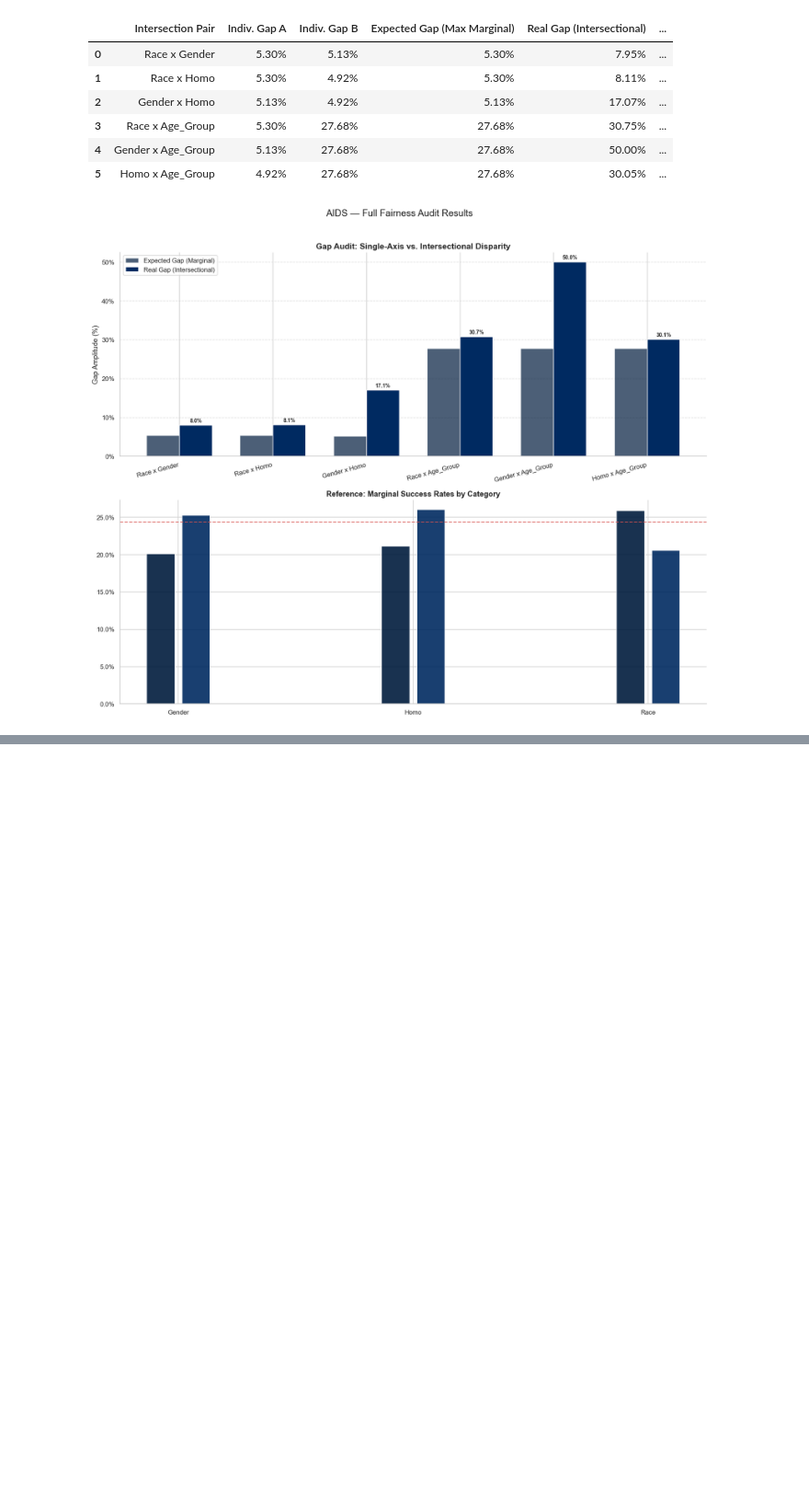
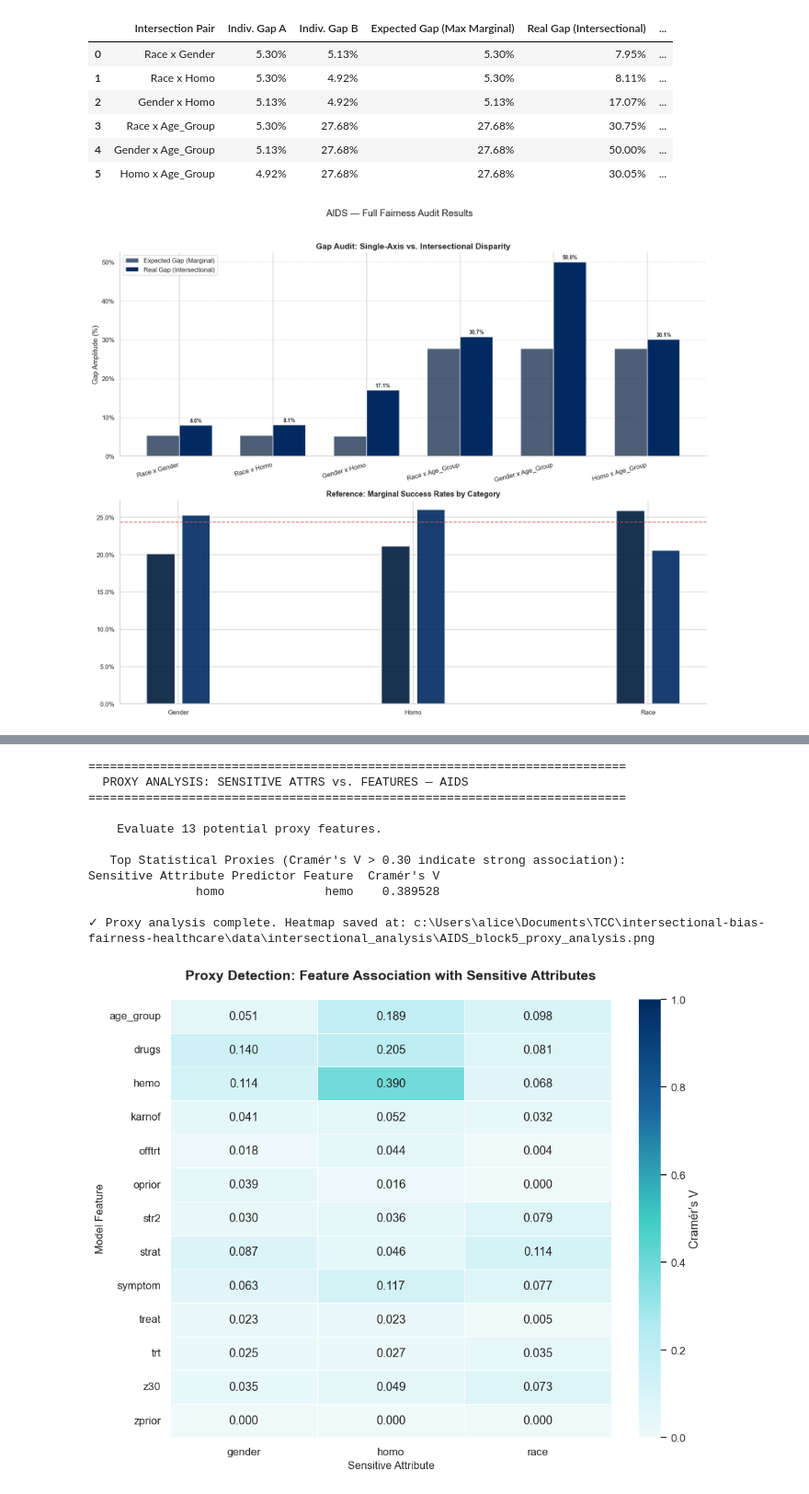
Before and after one commit to asvarella/intersectional-bias-fairness-healthcare, a Jupyter notebook: notebooks/aids_intersectional_analysis.ipynb, the cells around one changed output, grey strips where cells are left out. Shown at 92% size. Drawn from its saved outputs; the diff is of its cells as text; code cells hidden in the pictures; blank space fills up the shorter version.

Commit message:
feat: end of block 5

```diff
--- a/notebooks/aids_intersectional_analysis.ipynb
+++ b/notebooks/aids_intersectional_analysis.ipynb
@@ -656,0 +681,74 @@ Hidden Bias (Surplus): The 'invisible' portion of disparity. A value > 0 indicat
+# %%
+print(f"{'='*75}")
+print(f"  PROXY ANALYSIS: SENSITIVE ATTRS vs. FEATURES — {DATASET_NAME}")
+print(f"{'='*75}\n")
+
+# 1. Identify features to evaluate (Excluding target and temporary columns)
+feature_cols = [c for c in df_pp.columns
+                if c not in SENSITIVE_ATTRS + [TARGET_COL]
+                and "_x_" not in c]
+
+# Filter for categorical or Low-cardinality features
+cat_features = [c for c in feature_cols
+                if df_pp[c].dtype == "object" or df_pp[c].dtype.name == 'category' or df_pp[c].nunique() <= 15]
+
+print(f"    Evaluate {len(cat_features)} potential proxy features.")
+
+records = []
+for attr in SENSITIVE_ATTRS:
+    for feat in cat_features:
+        try:
+            # Calculate Cramér's V
+            v = cramers_v(df_pp.dropna(subset=[attr, feat]), attr, feat)
+            records.append({
+                "Sensitive Attribute": attr,
+                "Predictor Feature": feat,
+                "Cramér's V": v
+            })
+        except Exception as e:
+            continue
+
+cv_df = pd.DataFrame(records)
+
+# Top Proxies Summary
+print("\n   Top Statistical Proxies (Cramér's V > 0.30 indicate strong association):")
+if not cv_df.empty:
+    high_proxies = cv_df[cv_df["Cramér's V"] > 0.30].sort_values("Cramér's V", ascending=False)
+    if not high_proxies.empty:
+        print(high_proxies.to_string(index=False))
+    else:
+        print("  No strong proxies detected (V > 0.30).")
+else:
+    print("  No data recorded for proxies.")
+
+# 3. Visualization: Correlation Heatmap
+if not cv_df.empty:
+    pivot_cv = cv_df.pivot(index="Predictor Feature", columns="Sensitive Attribute", values="Cramér's V")
+
+    plt.figure(figsize=(10, 8))
+    sab.heatmap(pivot_cv, annot=True, fmt=".3f", cmap=LAB_CMAP,
+                vmin=0, vmax=1, linewidths=0.5, cbar_kws={"label": "Cramér's V"})
+
+    plt.title(f"Proxy Detection: Feature Association with Sensitive Attributes", fontsize=14, fontweight='bold', pad=20)
+    plt.xlabel("Sensitive Attribute", fontsize=11)
+    plt.ylabel("Model Feature", fontsize=11)
+
+fig_name = f"{DATASET_NAME.replace(' ','_')}_block5_proxy_analysis.png"
+save_path = DATA_PATH / f"intersectional_analysis/{fig_name}"
+plt.savefig(save_path, bbox_inches="tight", dpi=300)
+
+print(f"\n✓ Proxy analysis complete. Heatmap saved at: {save_path}")
+plt.show()
+# %% [output]
+===========================================================================
+  PROXY ANALYSIS: SENSITIVE ATTRS vs. FEATURES — AIDS
+===========================================================================
+
+    Evaluate 13 potential proxy features.
+
+   Top Statistical Proxies (Cramér's V > 0.30 indicate strong association):
+Sensitive Attribute Predictor Feature  Cramér's V
+               homo              hemo    0.389528
+
+✓ Proxy analysis complete. Heatmap saved at: c:\Users\alice\Documents\TCC\intersectional-bias-fairness-healthcare\data\intersectional_analysis\AIDS_block5_proxy_analysis.png
+[figure, added]
```
Also changed, not shown: parts of 2 cells of this notebook, 1 other file.
